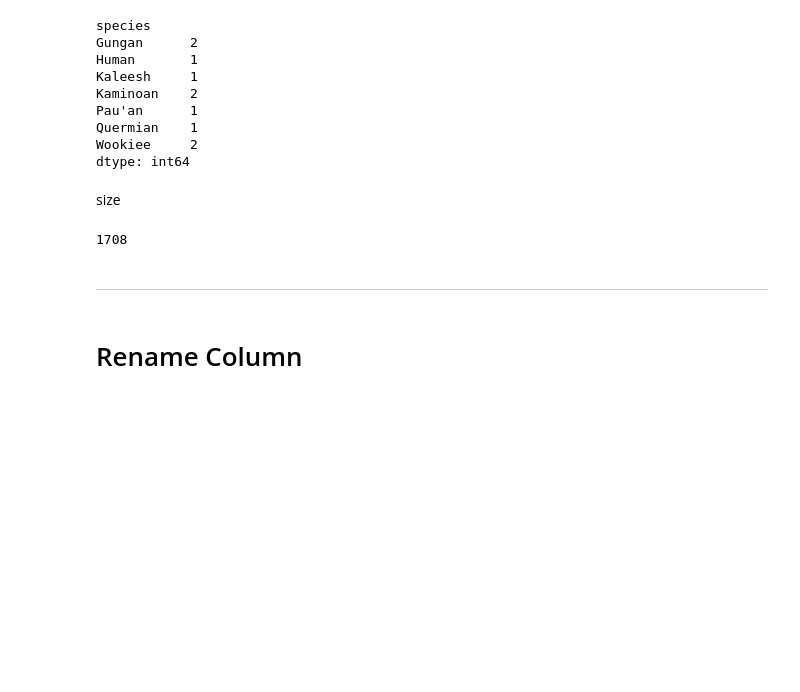
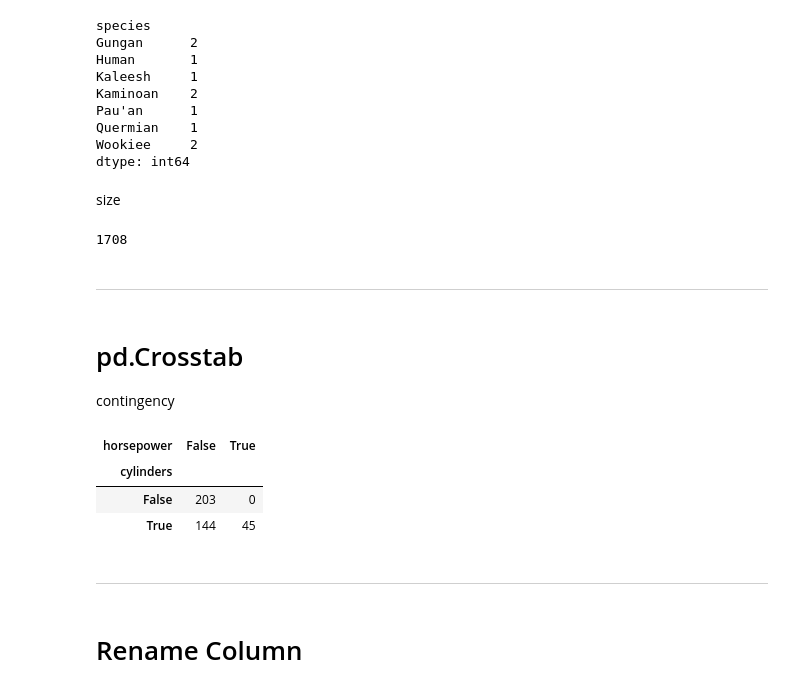
Before and after one commit to ulasuregen/Data-Analysis-and-Visualization-in-Python, a Jupyter notebook: Exercises/generalNotes.ipynb, the cells around one changed output. Saved outputs shown, nothing was run; the diff lists cells and outputs as text; code cells hidden in the pictures; blank space fills up the shorter version.

```diff
--- a/Exercises/generalNotes.ipynb
+++ b/Exercises/generalNotes.ipynb
@@ -240,6 +240,30 @@ tips = sns.load_dataset('tips')
 tips.size
 # %% [output]
 1708
+# %% [markdown]
+------
+# %% [markdown]
+# pd.Crosstab
+
+contingency
+# %%
+import seaborn as sns
+import numpy as np
+import pandas as pd
+
+mpg = sns.load_dataset('mpg').dropna()
+
+cont_tbl = pd.crosstab(
+    mpg['cylinders'] > 4,
+    mpg['horsepower'] > 150
+)
+
+cont_tbl
+# %% [output]
+| horsepower | False | True |
+| cylinders |  |  |
+| False | 203 | 0 |
+| True | 144 | 45 |
 # %% [markdown]
 -------------
 # %% [markdown]
```
Also changed, not shown: parts of 13 cells of this notebook, 2 other files.
